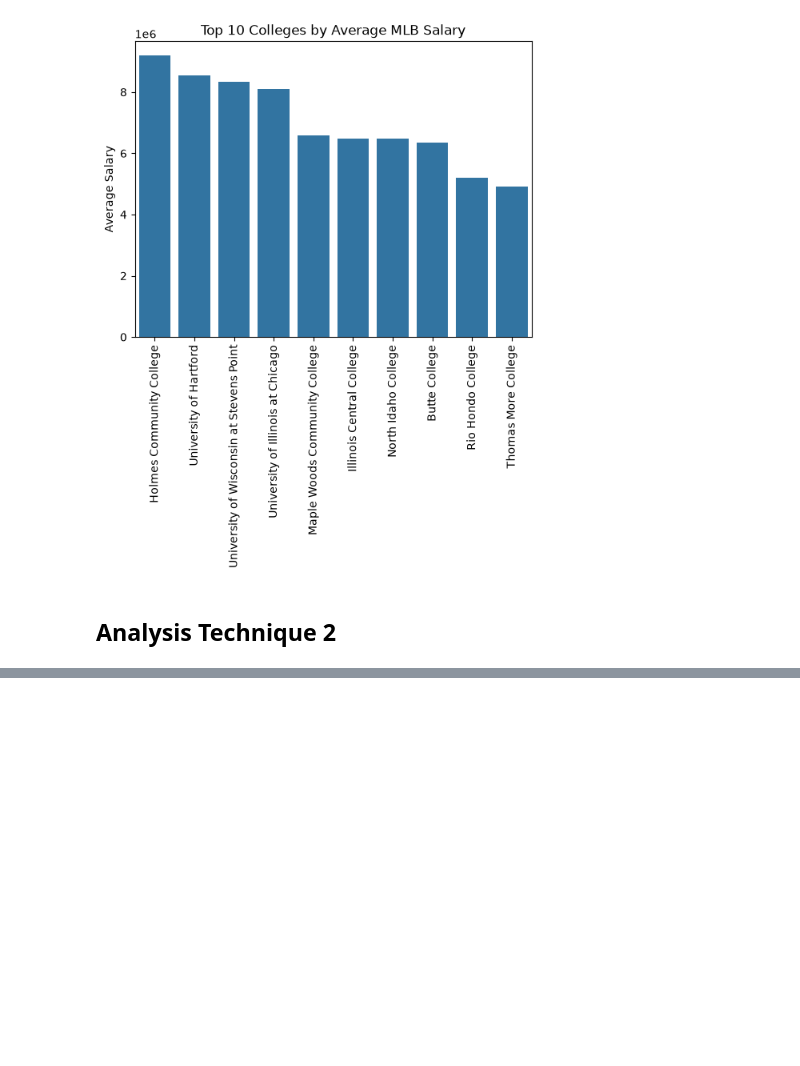
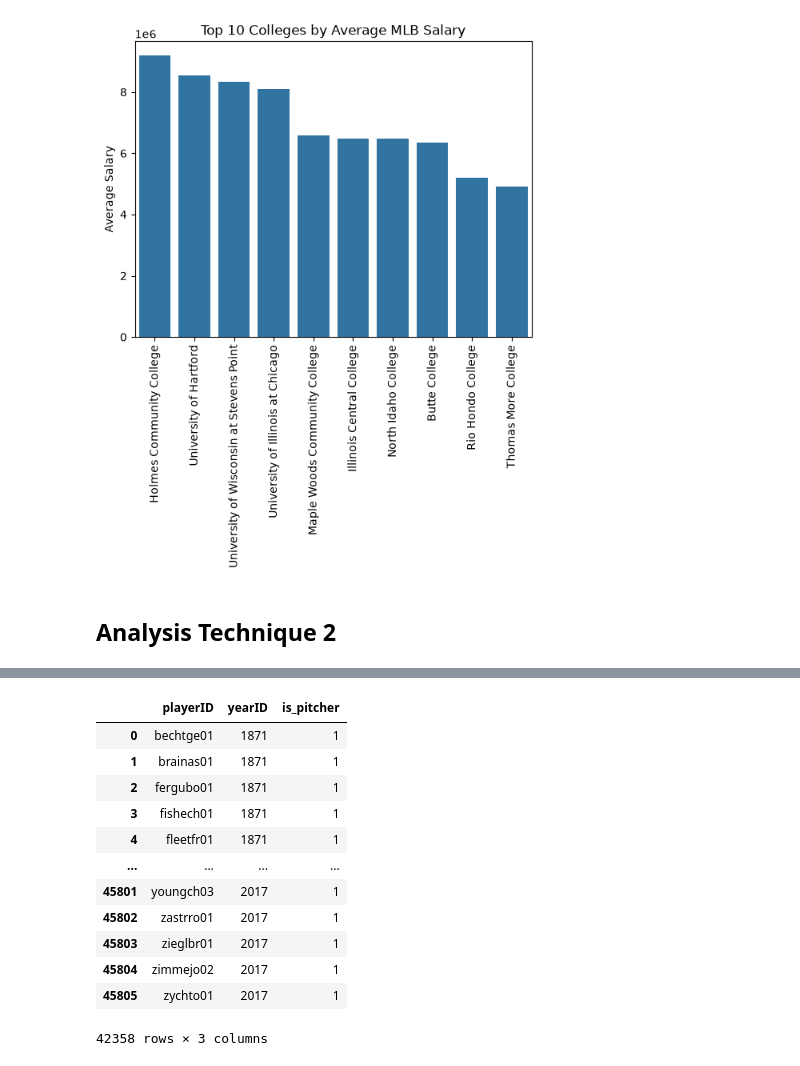
Before and after one commit to Churro1/CS5830_Project1, a Jupyter notebook: project1.ipynb, the cells around one changed output, grey strips where cells are left out. Saved outputs shown, nothing was run; the diff lists cells and outputs as text; code cells hidden in the pictures; blank space fills up the shorter version.

```diff
--- a/project1.ipynb
+++ b/project1.ipynb
@@ -94,0 +121,18 @@ chart.tick_params(axis='x', rotation=90)
+# %%
+# add a column for whether the player has pitched that year or not for later joining
+pitchers_unique['is_pitcher'] = 1
+pitchers_unique
+# %% [output]
+|  | playerID | yearID | is_pitcher |
+| 0 | bechtge01 | 1871 | 1 |
+| 1 | brainas01 | 1871 | 1 |
+| 2 | fergubo01 | 1871 | 1 |
+| 3 | fishech01 | 1871 | 1 |
+| 4 | fleetfr01 | 1871 | 1 |
+| ... | ... | ... | ... |
+| 45801 | youngch03 | 2017 | 1 |
+| 45802 | zastrro01 | 2017 | 1 |
+| 45803 | zieglbr01 | 2017 | 1 |
+| 45804 | zimmejo02 | 2017 | 1 |
+| 45805 | zychto01 | 2017 | 1 |
+42358 rows × 3 columns
```
Also changed, not shown: parts of 9 cells of this notebook.
